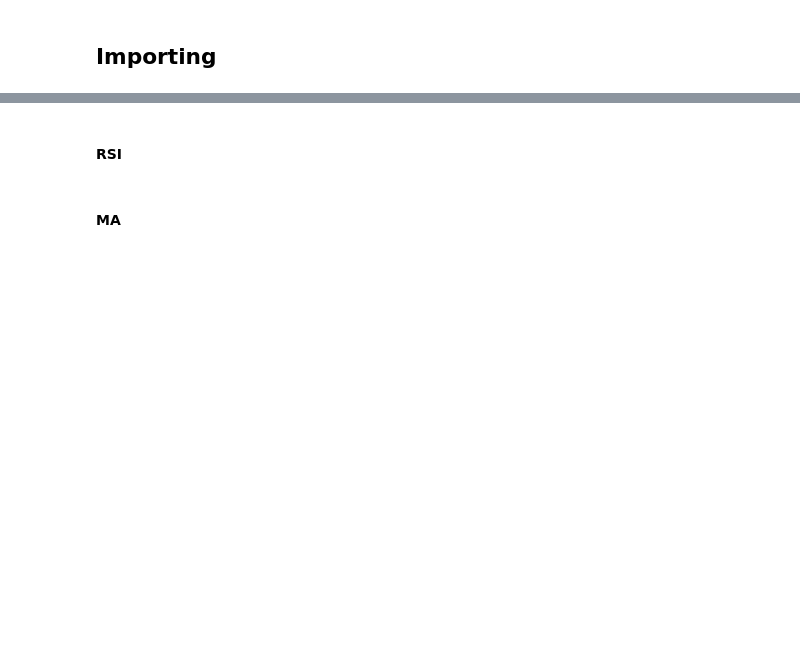
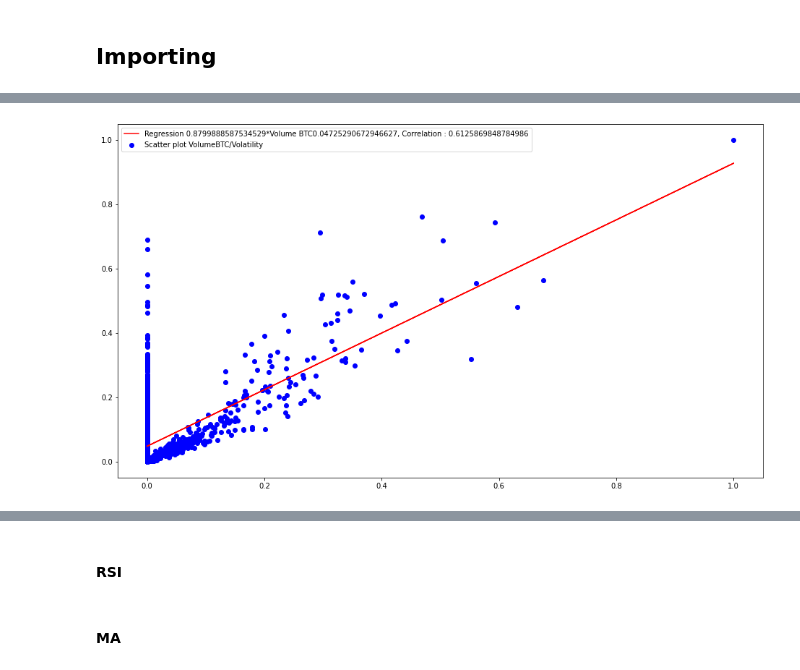
Before and after one commit to hderoche/RNN_Bitcoin_Prediction, a Jupyter notebook: RNN.ipynb, the cells around one changed output, grey strips where cells are left out. Saved outputs shown, nothing was run; the diff lists cells and outputs as text; code cells hidden in the pictures; blank space fills up the shorter version.

```diff
--- a/RNN.ipynb
+++ b/RNN.ipynb
@@ -98,0 +119,14 @@ print(x_train.shape)
+# %%
+plt.figure(figsize=[16,9])
+plt.scatter(dfCorrelationN['volumeBTC'], dfCorrelationN['volatility'], color='blue',
+         label='Scatter plot VolumeBTC/Volatility')
+
+# Droite de régression
+m, b = np.polyfit(dfCorrelationN['volumeBTC'], dfCorrelationN['volatility'], 1)
+
+plt.plot(dfCorrelationN['volumeBTC'], m*dfCorrelationN['volumeBTC'] + b, color='red',
+         label='Regression ' + str(m) + '*Volume BTC'+ str(b) + ', Correlation : ' + str(corr_volBTC_vol))
+plt.legend()
+plt.show()
+# %% [output]
+[figure, added]
```
Also changed, not shown: parts of 75 cells of this notebook.
